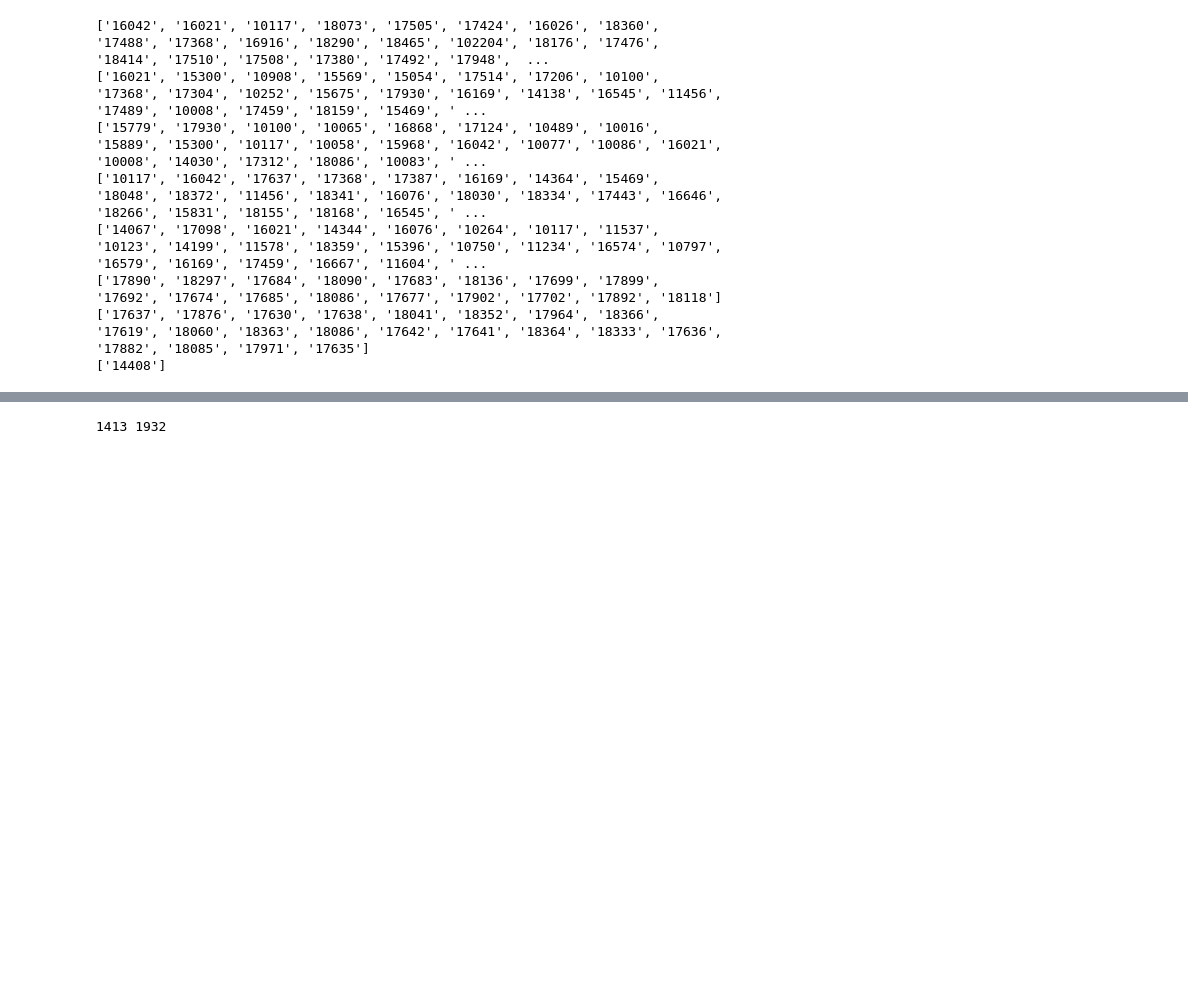
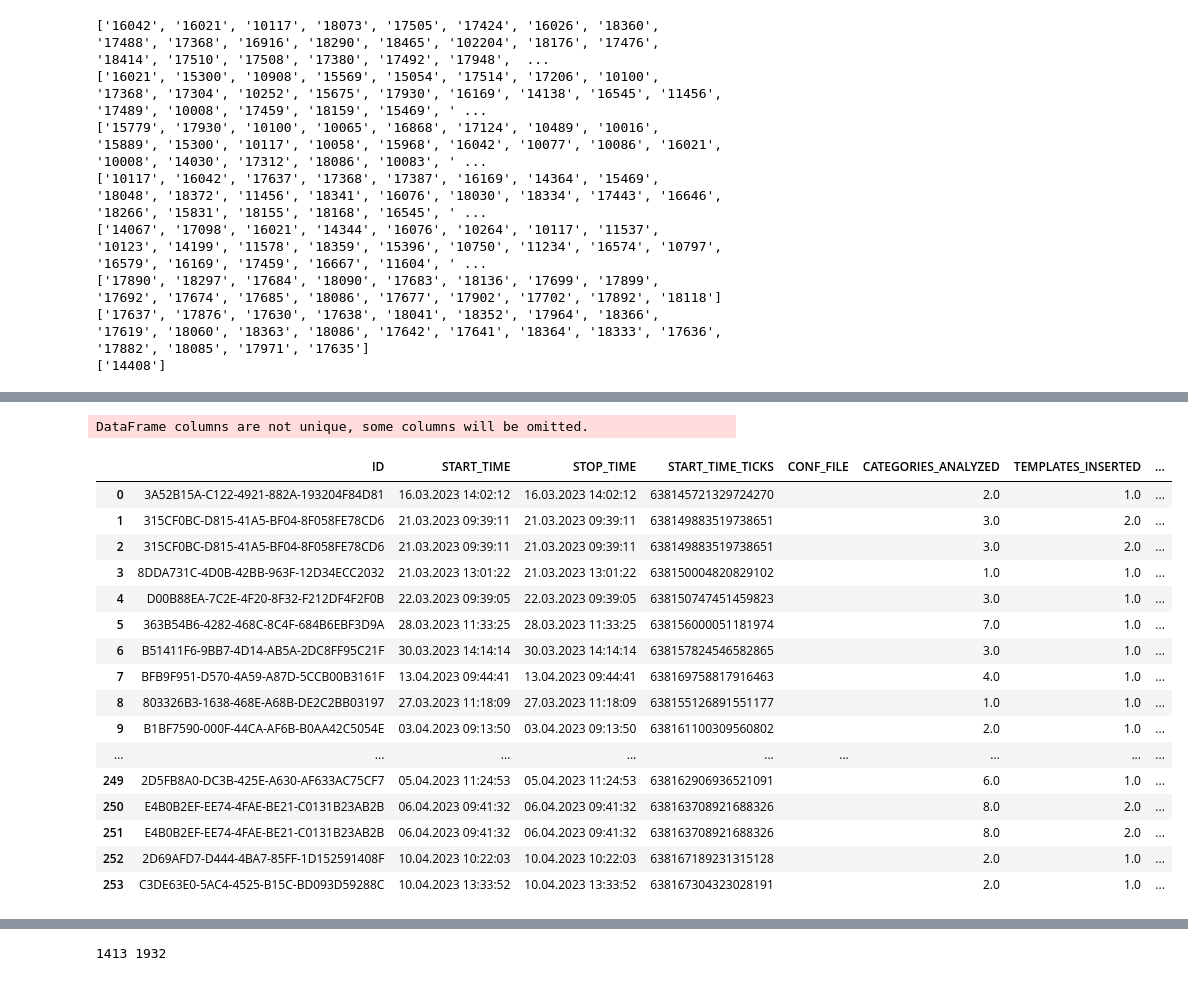
Before and after one commit to FusionShareeza/Masterarbeit, a Jupyter notebook: sqlconnector.ipynb, the cells around one changed output, grey strips where cells are left out. Cells and saved outputs as stored; diff of their text form; code cells hidden in the pictures; blank space fills up the shorter version.

```diff
--- a/sqlconnector.ipynb
+++ b/sqlconnector.ipynb
@@ -113,6 +113,12 @@ def get_table_data_CCLOG(table_name, connect_str, startdate, enddate):
         df = pd.read_sql(text("SELECT * FROM [dbo].["+table_name+"] where LogTime >= "+startdate+" and LogTime <= "+enddate+""), conn)
         return df
 
+def get_table_data_CCLOGAUTOTRAIN(table_name, connect_str, startdate, enddate):
+    engine = create_engine(connect_str)
+    with engine.connect() as conn:
+        df = pd.read_sql(text("SELECT * FROM [dbo].["+table_name+"] where CONVERT(datetime2, STOP_TIME, 104) BETWEEN "+startdate+" and "+enddate+""), conn)
+        return df
+
 def get_table_data_ALL(table_name, connect_str):
     engine = create_engine(connect_str)
     with engine.connect() as conn:
@@ -746,0 +826,49 @@ display(dc_all_results_df_vendor_complete["1200"]["17124"])
+# %%
+df_table_cclogvariants = get_table_data_ALL('CCLOGVARIANTS', connect_to_db_better(connection_string= 'classconprocessingger.database.windows.net', database = 'T_'+tenant+''))
+df_table_cclogautotrain = get_table_data_CCLOGAUTOTRAIN('CCLOGAUTOTRAIN', connect_to_db_better(connection_string= 'classconprocessingger.database.windows.net', database = 'T_'+tenant+''),""+startdate+"",""+enddate+"")
+
+df_table_cclogvariants = df_table_cclogvariants.replace('\n',' ', regex=True)
+df_table_cclogautotrain = df_table_cclogautotrain.replace('\r',' ', regex=True)
+df_table_cclogvariants = df_table_cclogvariants.replace('\n',' ', regex=True)
+df_table_cclogautotrain = df_table_cclogautotrain.replace('\r',' ', regex=True)
+
+df_table_cclogvariants = df_table_cclogvariants.drop(['ID', 'ATTRIB_STRUCTURE','DCMODULE_NAME'], axis=1)
+df_table_cclogvariants = df_table_cclogvariants.rename({'TRAINING_ID': 'ID'}, axis=1)
+# %%
+merged_df = pd.merge(df_table_cclogautotrain, df_table_cclogvariants, on='ID')
+merged_df[['VENDOR', 'VENDOR_NUM', 'CHANGED_TYPE']] = merged_df['ATTRIB_PATH'].str.split('.', expand=True)
+
+
+data_dict = merged_df.set_index('VENDOR_NUM').T.to_dict()
+json_obj = {key: value for key, value in data_dict.items()}
+
+display(merged_df)
+#save_file = open("data/savedata.json", "w")
+#json.dump(json_obj, save_file, indent = 6)
+#save_file.close()
+
+# print(json_obj)
+# # JSON-Objekt als String ausgeben
+# json_str = json.dumps(json_obj)
+
+# Ergebnis anzeigen
+#print(json_str)
+# %% [output]
+DataFrame columns are not unique, some columns will be omitted.
+|  | ID | START_TIME | STOP_TIME | START_TIME_TICKS | CONF_FILE | CATEGORIES_ANALYZED | TEMPLATES_INSERTED | ... |
+| 0 | 3A52B15A-C122-4921-882A-193204F84D81 | 16.03.2023 14:02:12 | 16.03.2023 14:02:12 | 638145721329724270 |  | 2.0 | 1.0 | ... |
+| 1 | 315CF0BC-D815-41A5-BF04-8F058FE78CD6 | 21.03.2023 09:39:11 | 21.03.2023 09:39:11 | 638149883519738651 |  | 3.0 | 2.0 | ... |
+| 2 | 315CF0BC-D815-41A5-BF04-8F058FE78CD6 | 21.03.2023 09:39:11 | 21.03.2023 09:39:11 | 638149883519738651 |  | 3.0 | 2.0 | ... |
+| 3 | 8DDA731C-4D0B-42BB-963F-12D34ECC2032 | 21.03.2023 13:01:22 | 21.03.2023 13:01:22 | 638150004820829102 |  | 1.0 | 1.0 | ... |
+| 4 | D00B88EA-7C2E-4F20-8F32-F212DF4F2F0B | 22.03.2023 09:39:05 | 22.03.2023 09:39:05 | 638150747451459823 |  | 3.0 | 1.0 | ... |
+| 5 | 363B54B6-4282-468C-8C4F-684B6EBF3D9A | 28.03.2023 11:33:25 | 28.03.2023 11:33:25 | 638156000051181974 |  | 7.0 | 1.0 | ... |
+| 6 | B51411F6-9BB7-4D14-AB5A-2DC8FF95C21F | 30.03.2023 14:14:14 | 30.03.2023 14:14:14 | 638157824546582865 |  | 3.0 | 1.0 | ... |
+| 7 | BFB9F951-D570-4A59-A87D-5CCB00B3161F | 13.04.2023 09:44:41 | 13.04.2023 09:44:41 | 638169758817916463 |  | 4.0 | 1.0 | ... |
+| 8 | 803326B3-1638-468E-A68B-DE2C2BB03197 | 27.03.2023 11:18:09 | 27.03.2023 11:18:09 | 638155126891551177 |  | 1.0 | 1.0 | ... |
+| 9 | B1BF7590-000F-44CA-AF6B-B0AA42C5054E | 03.04.2023 09:13:50 | 03.04.2023 09:13:50 | 638161100309560802 |  | 2.0 | 1.0 | ... |
+| ... | ... | ... | ... | ... | ... | ... | ... | ... |
+| 249 | 2D5FB8A0-DC3B-425E-A630-AF633AC75CF7 | 05.04.2023 11:24:53 | 05.04.2023 11:24:53 | 638162906936521091 |  | 6.0 | 1.0 | ... |
+| 250 | E4B0B2EF-EE74-4FAE-BE21-C0131B23AB2B | 06.04.2023 09:41:32 | 06.04.2023 09:41:32 | 638163708921688326 |  | 8.0 | 2.0 | ... |
+| 251 | E4B0B2EF-EE74-4FAE-BE21-C0131B23AB2B | 06.04.2023 09:41:32 | 06.04.2023 09:41:32 | 638163708921688326 |  | 8.0 | 2.0 | ... |
+| 252 | 2D69AFD7-D444-4BA7-85FF-1D152591408F | 10.04.2023 10:22:03 | 10.04.2023 10:22:03 | 638167189231315128 |  | 2.0 | 1.0 | ... |
+| 253 | C3DE63E0-5AC4-4525-B15C-BD093D59288C | 10.04.2023 13:33:52 | 10.04.2023 13:33:52 | 638167304323028191 |  | 2.0 | 1.0 | ... |
```
Also changed, not shown: parts of 13 cells of this notebook, 2 other files.
